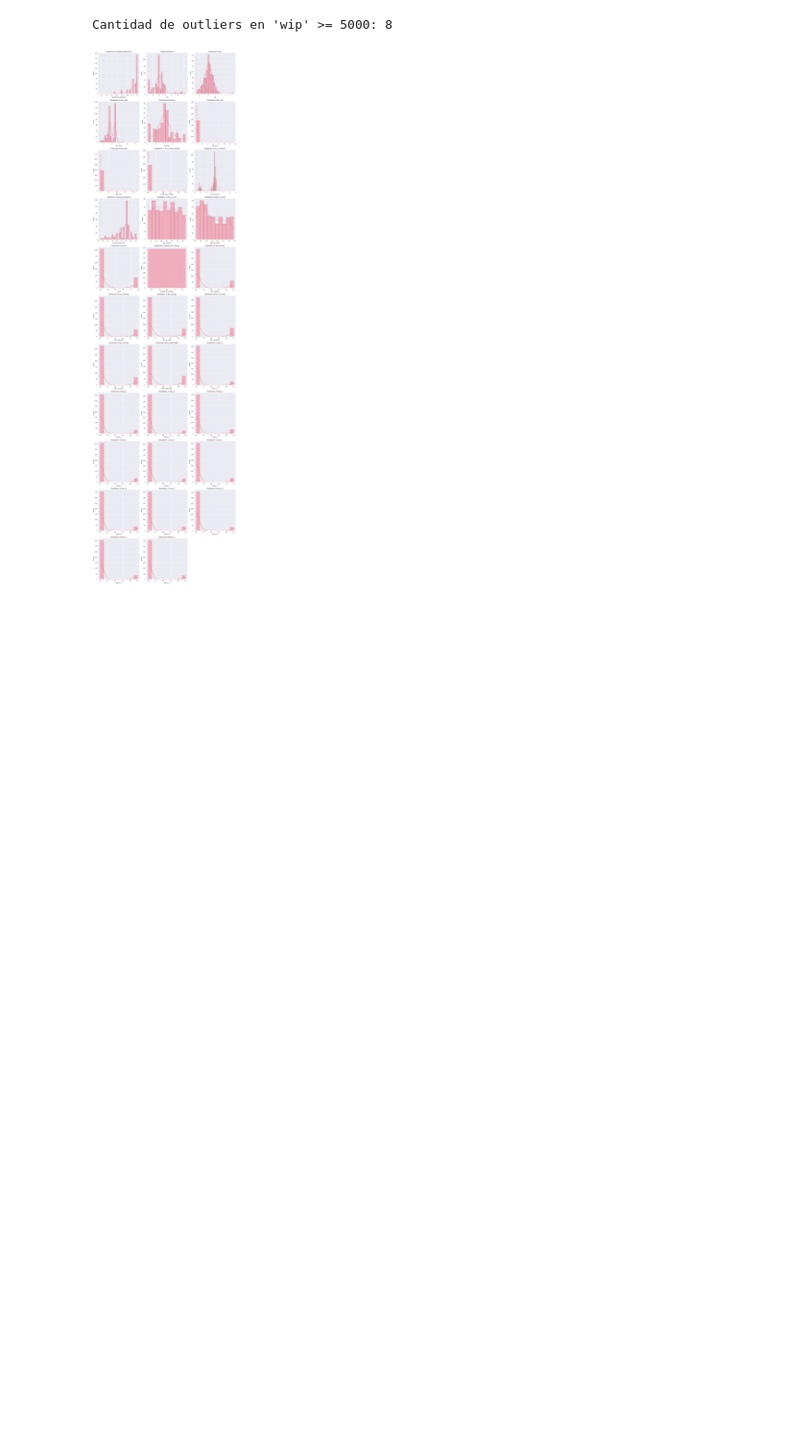
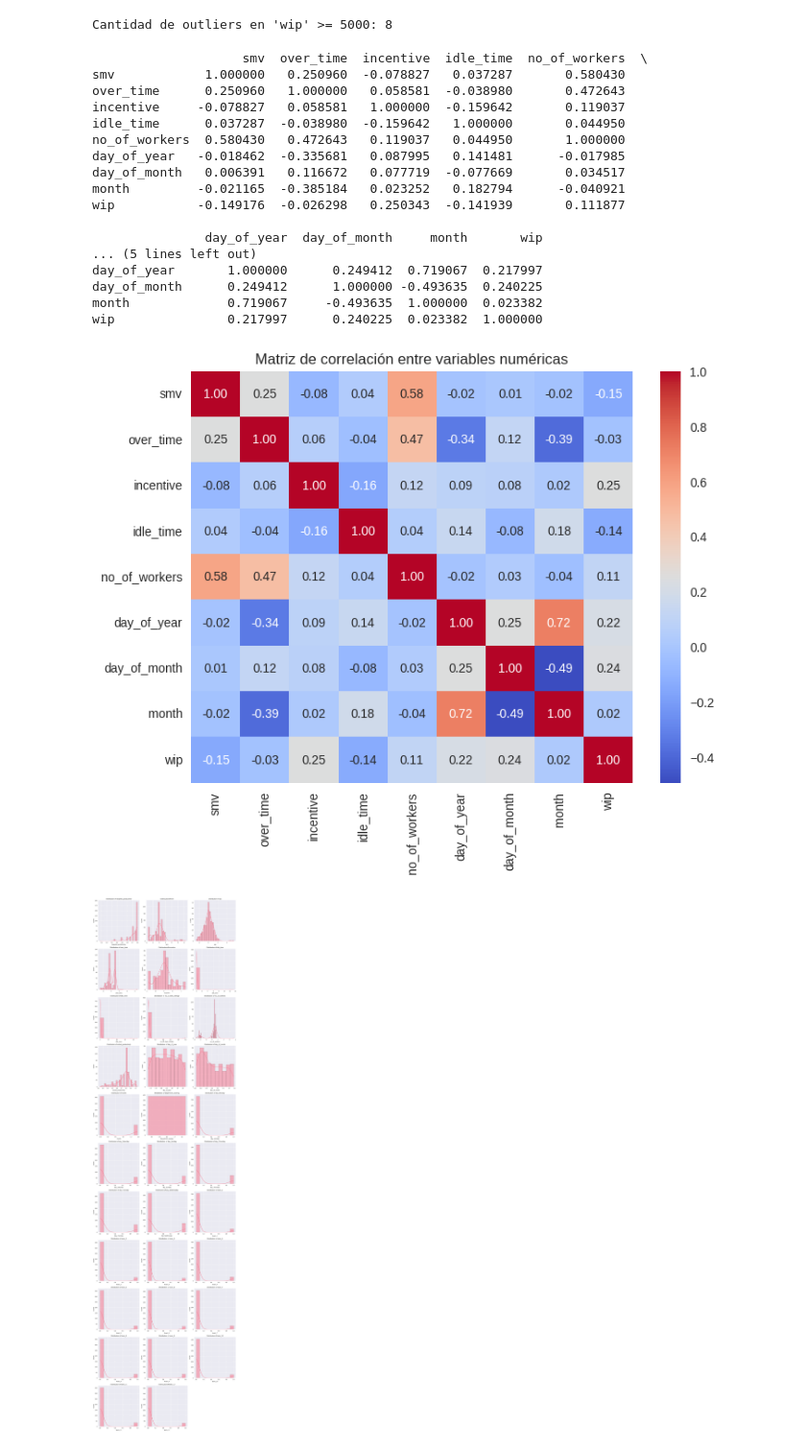
Before and after one commit to apovisr/PUCP_machine-learning, a Jupyter notebook: garment_productivity.ipynb, the cells around one changed output. Shown at 96% size. Drawn from its saved outputs; the diff is of its cells as text; code cells hidden in the pictures; blank space fills up the shorter version.

Commit message:
feat: add correlation matrix

```diff
--- a/garment_productivity.ipynb
+++ b/garment_productivity.ipynb
@@ -289,6 +290,44 @@ X = pd.merge(X, pd.DataFrame(X_cat, columns=encoder.get_feature_names_out(catego
 
 # Combinar variables numéricas y categóricas
 X[numeric_features] = scaler.fit_transform(X[numeric_features])
+# %%
+# Observamos la matriz de correlación
+
+#numeric_features = ['targeted_productivity', 'smv', 'over_time', 'incentive', 'idle_time']
+
+# Seleccionar solo las columnas numéricas del DataFrame
+X_numeric = X[numeric_features]
+
+# Calcular matriz de correlación
+corr_matrix = X_numeric.corr()
+
+# Mostrar matriz
+print(corr_matrix)
+
+# Opcional: visualizar con heatmap
+plt.figure(figsize=(8,6))
+sns.heatmap(corr_matrix, annot=True, cmap='coolwarm', fmt=".2f")
+plt.title("Matriz de correlación entre variables numéricas")
+plt.show()
+# %% [output]
+                    smv  over_time  incentive  idle_time  no_of_workers  \
+smv            1.000000   0.250960  -0.078827   0.037287       0.580430
+over_time      0.250960   1.000000   0.058581  -0.038980       0.472643
+incentive     -0.078827   0.058581   1.000000  -0.159642       0.119037
+idle_time      0.037287  -0.038980  -0.159642   1.000000       0.044950
+no_of_workers  0.580430   0.472643   0.119037   0.044950       1.000000
+day_of_year   -0.018462  -0.335681   0.087995   0.141481      -0.017985
+day_of_month   0.006391   0.116672   0.077719  -0.077669       0.034517
+month         -0.021165  -0.385184   0.023252   0.182794      -0.040921
+wip           -0.149176  -0.026298   0.250343  -0.141939       0.111877
+
+               day_of_year  day_of_month     month       wip
+... (5 lines left out)
+day_of_year       1.000000      0.249412  0.719067  0.217997
+day_of_month      0.249412      1.000000 -0.493635  0.240225
+month             0.719067     -0.493635  1.000000  0.023382
+wip               0.217997      0.240225  0.023382  1.000000
+[figure, added]
 # %%
 plot_all_columns(X)
 # %% [output]
```
Also changed, not shown: parts of 12 cells of this notebook.
